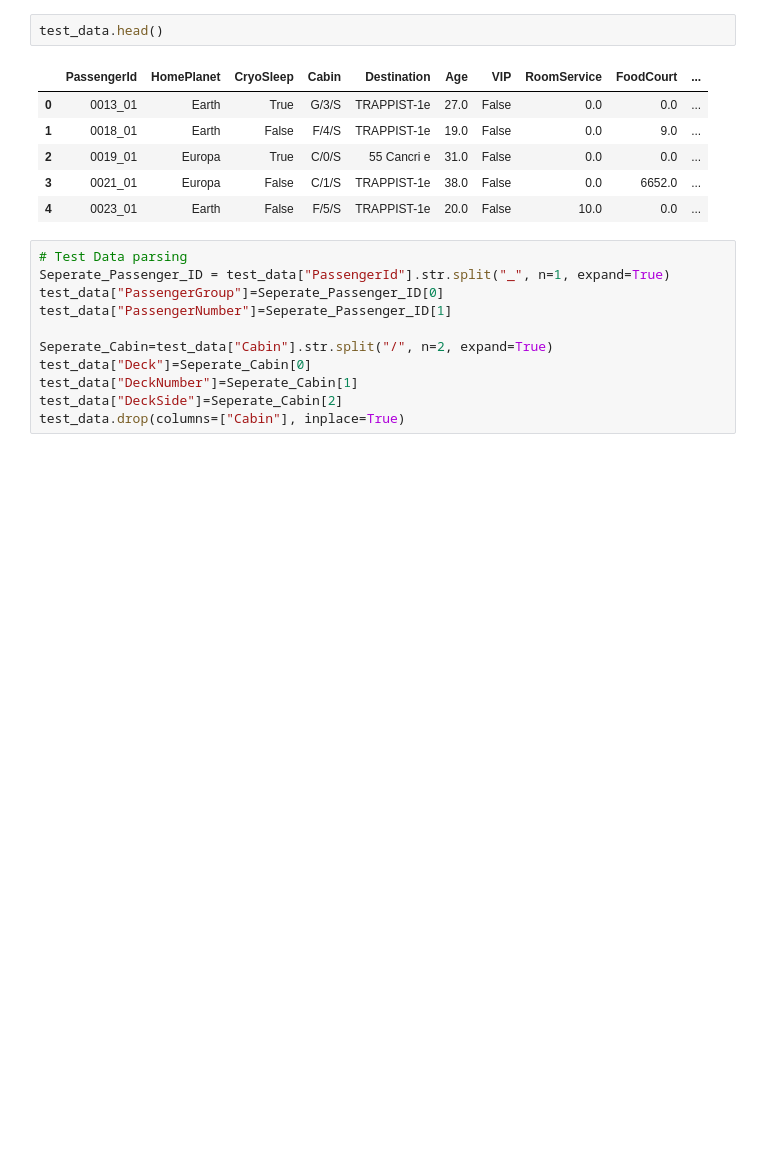
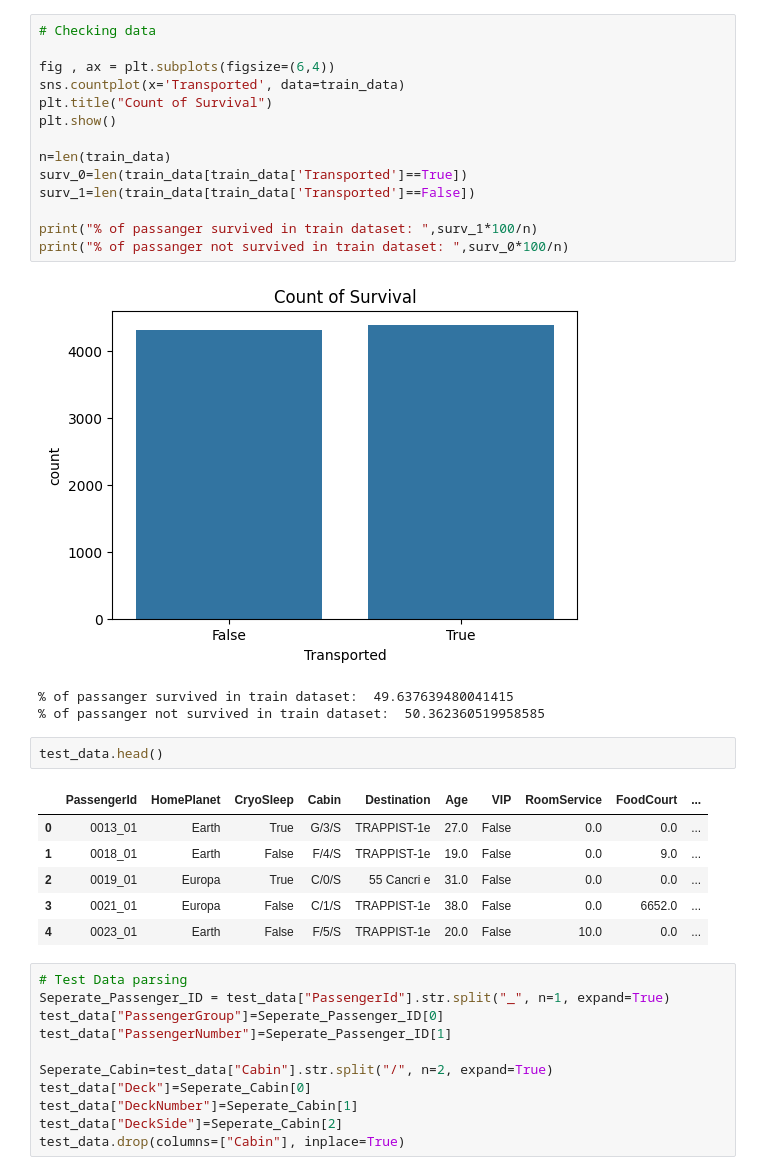
Before and after one commit to Buddhathe18th/machineLearningResources, a Jupyter notebook: Spaceship Titanic/SpaceshipTitanic.ipynb, the cells around one changed output. Drawn from its saved outputs; the diff is of its cells as text; blank space fills up the shorter version.

Commit message:
Added markdown to explain code blocks, and simple data analysis

```diff
--- a/Spaceship Titanic/SpaceshipTitanic.ipynb
+++ b/Spaceship Titanic/SpaceshipTitanic.ipynb
@@ -24,5 +31,23 @@ minimumSplit=20
 ./test.csv
 ./train.csv
+# %%
+# Checking data
+
+fig , ax = plt.subplots(figsize=(6,4))
+sns.countplot(x='Transported', data=train_data)
+plt.title("Count of Survival")
+plt.show()
+
+n=len(train_data)
+surv_0=len(train_data[train_data['Transported']==True])
+surv_1=len(train_data[train_data['Transported']==False])
+
+print("% of passanger survived in train dataset: ",surv_1*100/n)
+print("% of passanger not survived in train dataset: ",surv_0*100/n)
+# %% [output]
+[figure, added]
+% of passanger survived in train dataset:  49.637639480041415
+% of passanger not survived in train dataset:  50.362360519958585
 # %%
 test_data.head()
 # %% [output]
```
Also changed, not shown: parts of 2 cells of this notebook.
